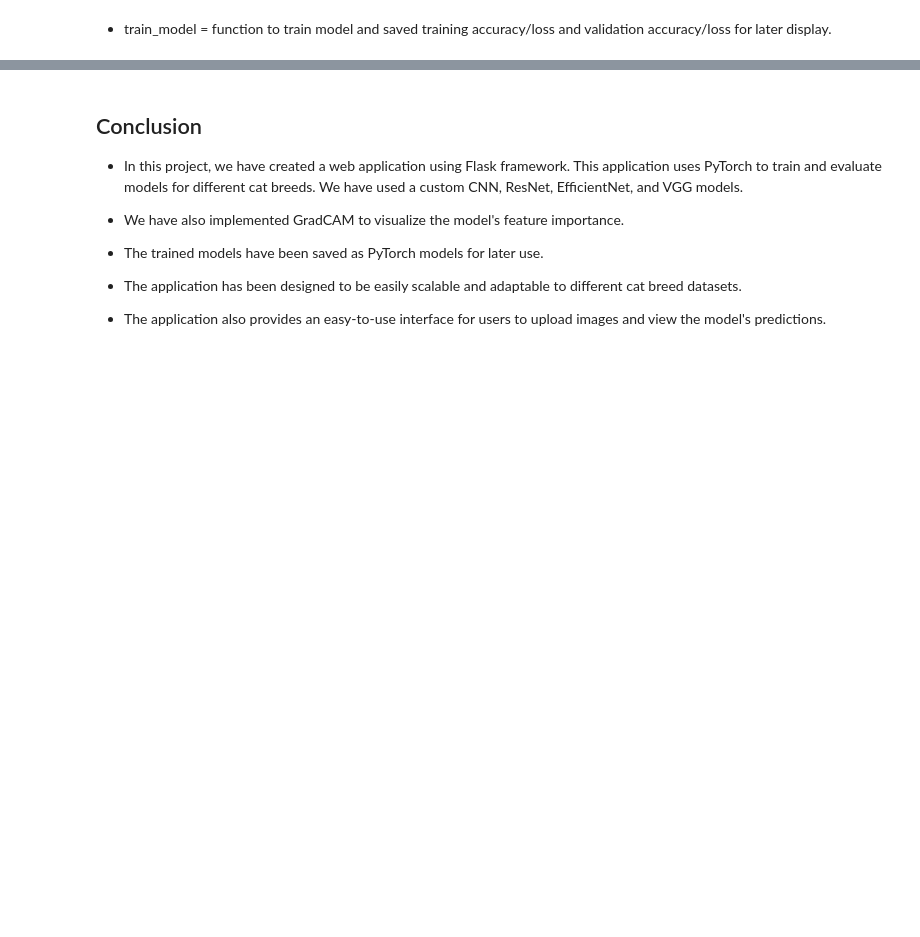
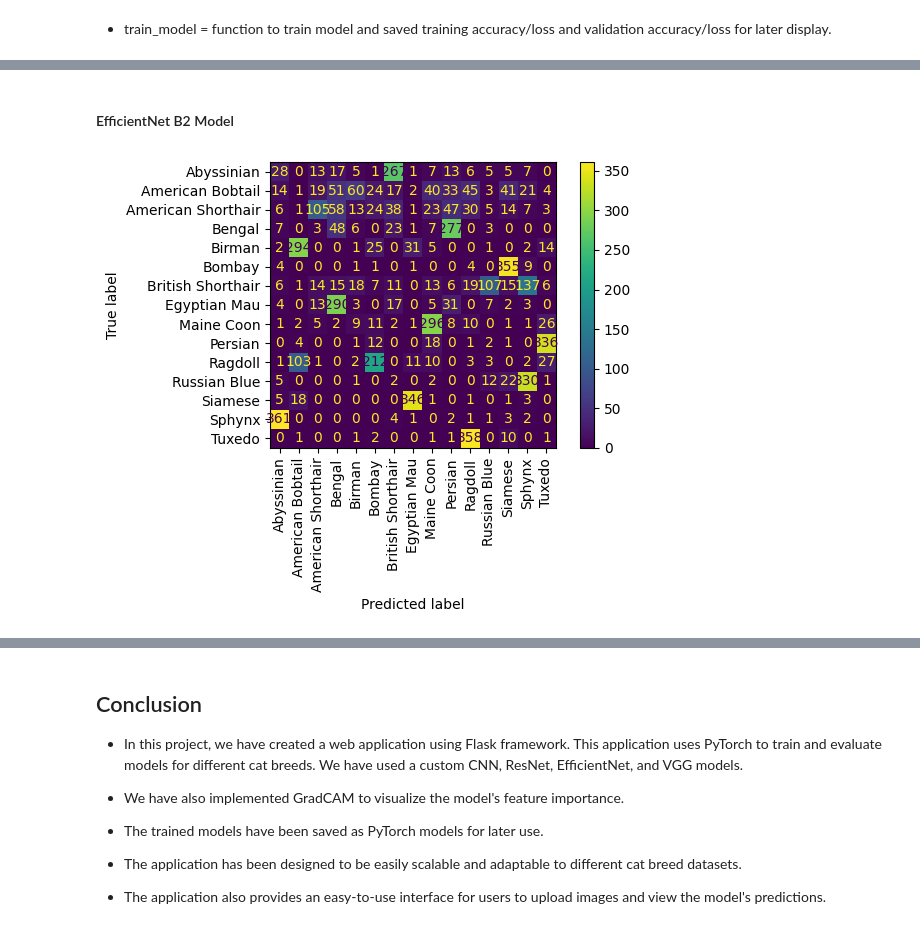
Before and after one commit to innozent/pytorch_capstone, a Jupyter notebook: Wiwat_Pytorch_1254311.ipynb, the cells around one changed output, grey strips where cells are left out. Drawn from its saved outputs; the diff is of its cells as text; code cells hidden in the pictures; blank space fills up the shorter version.

```diff
--- a/Wiwat_Pytorch_1254311.ipynb
+++ b/Wiwat_Pytorch_1254311.ipynb
@@ -264,0 +300,9 @@ def train_model(app_state,model: nn.Module, model_name: str) -> tuple[list[float
+# %% [markdown]
+#### EfficientNet B2 Model
+# %%
+eff_model = get_efficient_net_model().to(device)
+eff_model.load_state_dict(torch.jit.load('efficientnet_model.pth').state_dict())
+
+predict_and_evaluate(eff_model)
+# %% [output]
+[figure, added]
```
Also changed, not shown: parts of 17 cells of this notebook, 3 other files.
